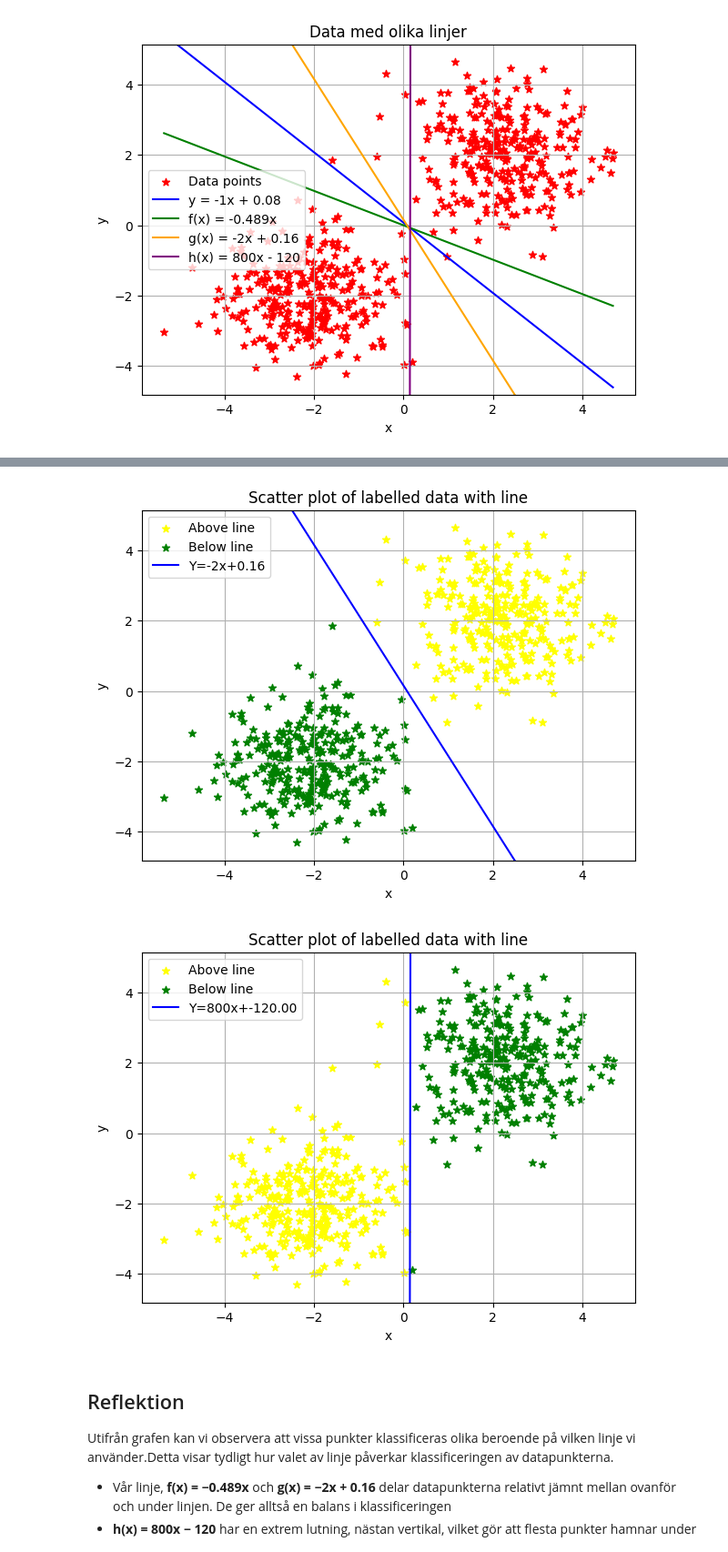
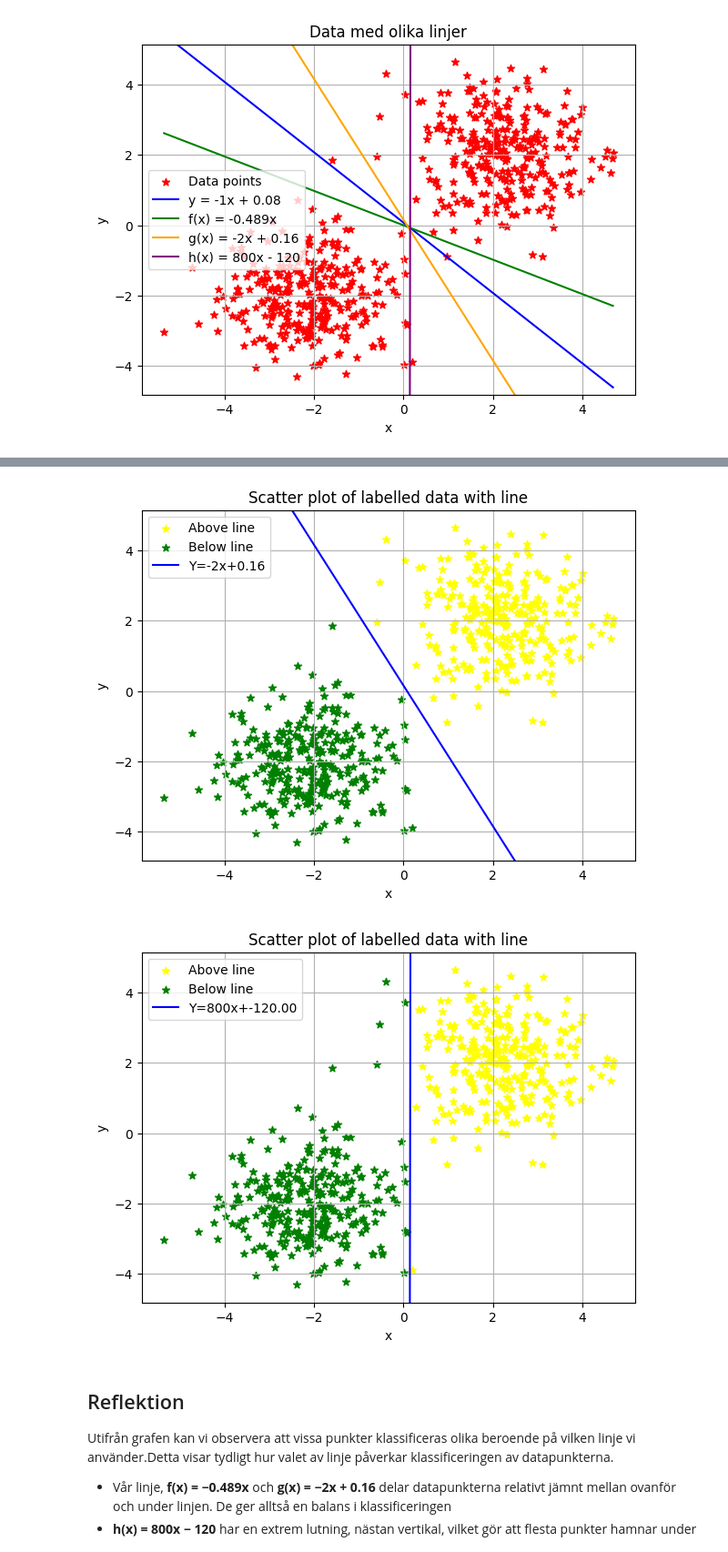
Before and after one commit to nouralahmad89-crypto/Labb3, a Jupyter notebook: report.ipynb, the cells around one changed output, grey strips where cells are left out. Shown at 91% size. Drawn from its saved outputs; the diff is of its cells as text; code cells hidden in the pictures.

```diff
--- a/report.ipynb
+++ b/report.ipynb
@@ -65,32 +67,35 @@ För varje linje klassificerar vi datapunkterna och visar dem i en egen graf. De
 # %%
 """iii) Använda dessa nya funktioner
  för att klassifiera datan
 """
+
 #==== egen linje====
 ma.draw_classified(x_line,y_line, k, m , x_values, y_values, my_label)
 
 # ===== f(x) =====
 k_f, m_f = -0.489, 0
 labels_f = np.array([ma.point_position(x, y, k_f, m_f) for x, y in zip(x_values, y_values)])
 y_line1 = k_f * x_line + m_f
 ma.draw_classified(x_line, y_line1, k_f, m_f, x_values, y_values, labels_f)
 
 # ===== g(x) =====
 k_g, m_g = -2, 0.16
 labels_g = np.array([ma.point_position(x, y, k_g, m_g) for x, y in zip(x_values, y_values)])
 y_line2 = k_g * x_line + m_g
 ma.draw_classified(x_line, y_line2, k_g, m_g, x_values, y_values, labels_g)
 
 # ===== h(x)=====
 k_h, m_h = 800,-120
 labels_h = np.array([ma.point_position(x, y, k_h, m_h) for x, y in zip(x_values, y_values)])
+#Etiketterna inverteras
+labels_h= 1- labels_h # eftersom linjens lutning påverkar vilken sida som betraktas som positiv.
 y_line3= k_h * x_line + m_h
 ma.draw_classified(x_line, y_line3, k_h, m_h, x_values, y_values, labels_h)
 # %% [output]
 [figure]
 [figure]
 [figure]
-[figure, old version]
+[figure, new version]
 # %% [markdown]
 ## Reflektion
 
```
Also changed, not shown: parts of 1 cell of this notebook.
